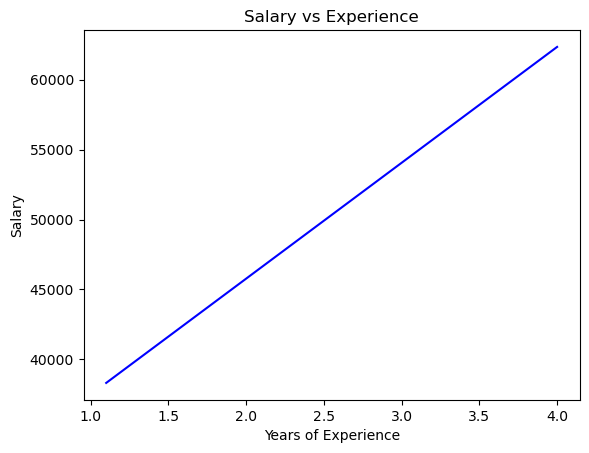
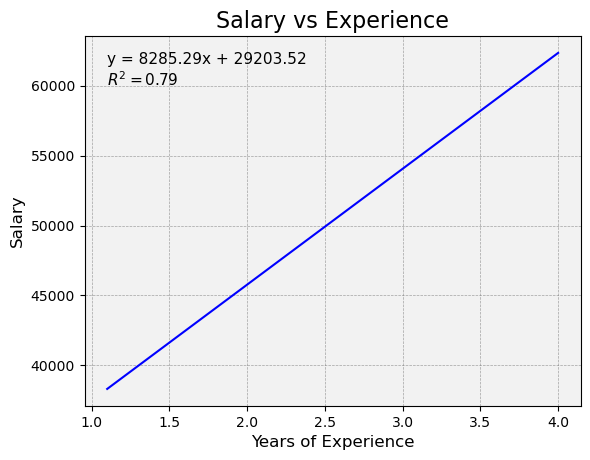
The notebook cell's code change between the first figure and the second:
--- before
+++ after
@@ -1,5 +1,13 @@
 plt.plot(dataset["YearsExperience"], model.predict(dataset[["YearsExperience"]]), color="blue")
-plt.title("Salary vs Experience")
-plt.xlabel("Years of Experience")
-plt.ylabel("Salary")
+plt.grid(True, color="gray", linestyle="--", linewidth=0.5, alpha=0.7, zorder=0)
+plt.gca().set_facecolor(("gray", 0.1))
+plt.title("Salary vs Experience", fontsize=16)
+plt.xlabel("Years of Experience", fontsize=12)
+plt.ylabel("Salary", fontsize=12)
+plt.text(
+    1.1,
+    60000,
+    f"y = {slope:.2f}x + {intercept:.2f}\n$R^2 = 0.79$",
+    fontsize=11
+)
 plt.show()

Commit: Updated modifications to manual files